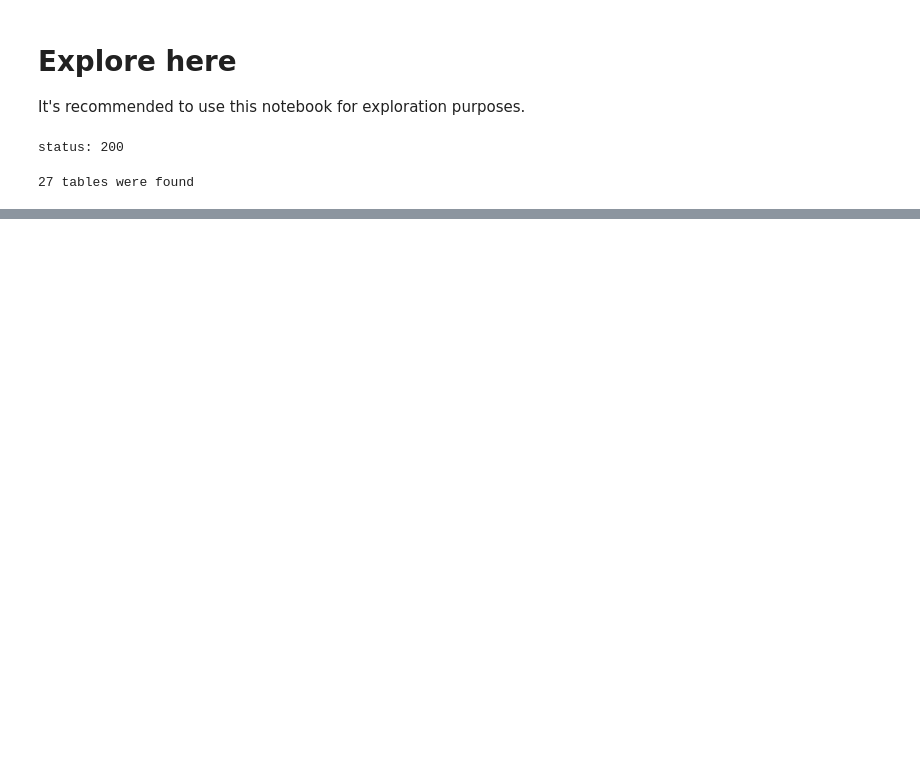
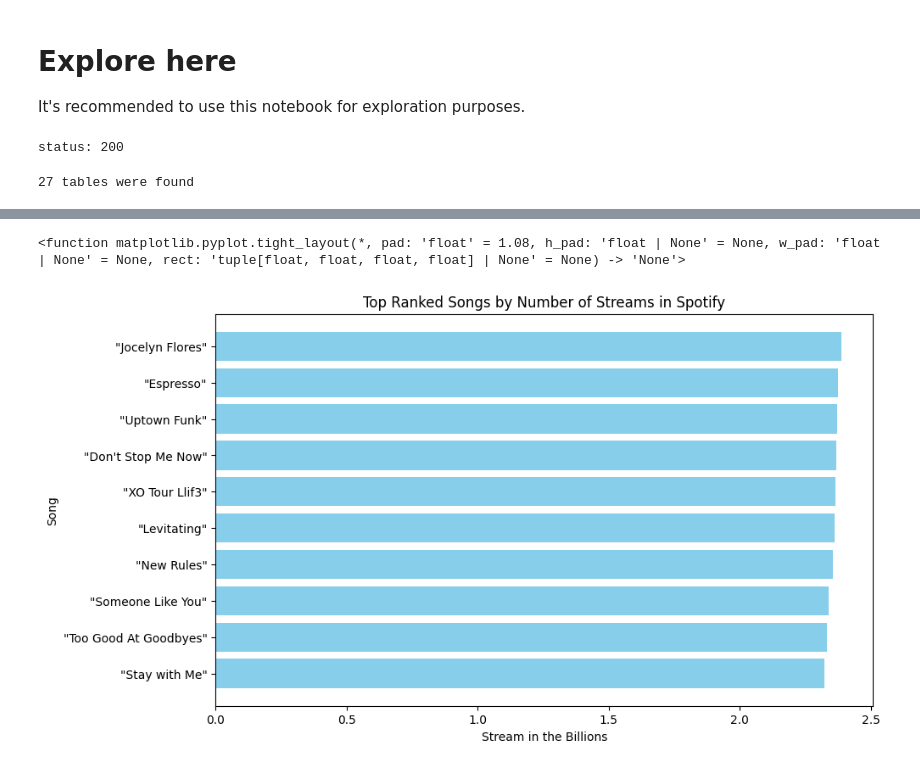
Before and after one commit to 4GeeksAcademy/Porter-s-web-scrapping-project, a Jupyter notebook: src/explore.ipynb, the cells around one changed output, grey strips where cells are left out. Saved outputs shown, nothing was run; the diff lists cells and outputs as text; code cells hidden in the pictures; blank space fills up the shorter version.

```diff
--- a/src/explore.ipynb
+++ b/src/explore.ipynb
@@ -26,3 +29,8 @@ table = pd.read_html(url)
 print(f"{len(table)} tables were found")
 # %% [output]
 27 tables were found
+# %%
+# Visualize the first table for understanding of what is in the table
+
+df=table[0]
+df.head(15)
@@ -28,0 +54,12 @@ print(f"{len(table)} tables were found")
+# %%
+# Create new data frame with an updated "Release Date" column to look more succinct
+
+df.columns = ["Rank", "Song", "Artist", "Streams(billions)", "Release Date"]
+df = df.iloc[:-1]
+
+df = df.copy()
+
+df["Release Date"] = pd.to_datetime(df["Release Date"])
+df["Streams(billions)"] = df["Streams(billions)"].astype(float)
+
+df
@@ -28,0 +80,13 @@ print(f"{len(table)} tables were found")
+# %%
+# Sort DataFrame by streams in ascending order and the plot it
+df_sorted = df.sort_values(by="Streams(billions)", ascending=True).head(10)
+
+plt.figure(figsize=(10, 6))
+plt.barh(df_sorted["Song"], df_sorted["Streams(billions)"], color='skyblue')
+plt.xlabel("Stream in the Billions")
+plt.ylabel("Song")
+plt.title("Top Ranked Songs by Number of Streams in Spotify")
+plt.tight_layout
+# %% [output]
+<function matplotlib.pyplot.tight_layout(*, pad: 'float' = 1.08, h_pad: 'float | None' = None, w_pad: 'float | None' = None, rect: 'tuple[float, float, float, float] | None' = None) -> 'None'>
+[figure, added]
```
Also changed, not shown: parts of 4 cells of this notebook, 1 other file.
